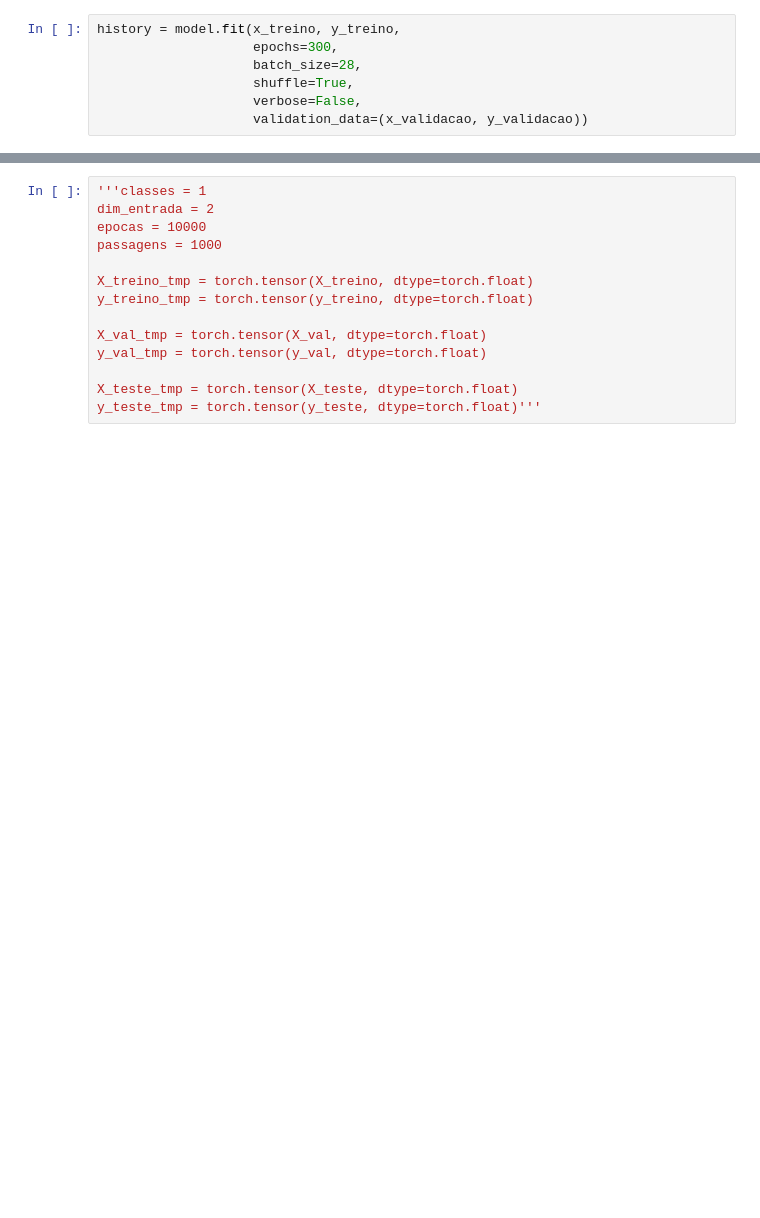
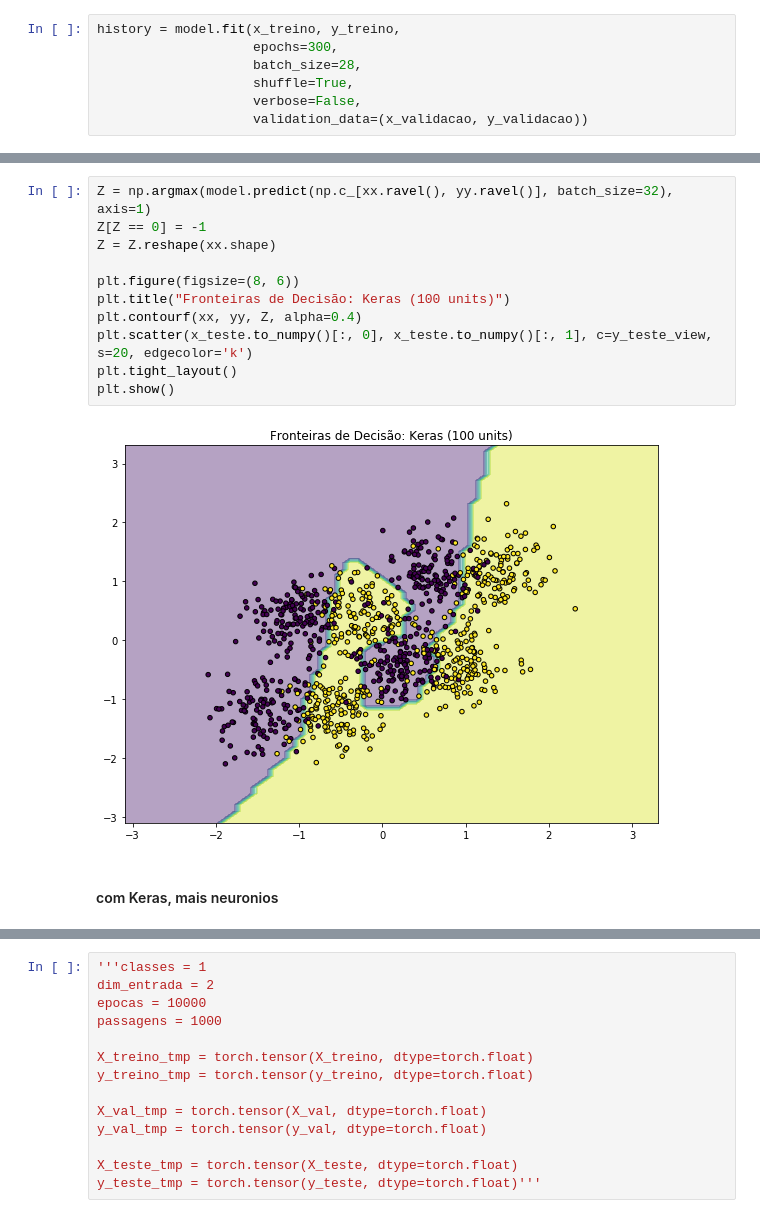
Before and after one commit to jimitogni/ia006, a Jupyter notebook: efc3/EFC3.ipynb, the cells around one changed output, grey strips where cells are left out. Drawn from its saved outputs; the diff is of its cells as text; blank space fills up the shorter version.

```diff
--- a/efc3/EFC3.ipynb
+++ b/efc3/EFC3.ipynb
@@ -474,3 +504,18 @@ Classification report:
 weighted avg       0.88      0.88      0.88      1000
 (1.5, -0.5)
 [figure]
+# %%
+Z = np.argmax(model.predict(np.c_[xx.ravel(), yy.ravel()], batch_size=32), axis=1)
+Z[Z == 0] = -1
+Z = Z.reshape(xx.shape)
+
+plt.figure(figsize=(8, 6))
+plt.title("Fronteiras de Decisão: Keras (100 units)")
+plt.contourf(xx, yy, Z, alpha=0.4)
+plt.scatter(x_teste.to_numpy()[:, 0], x_teste.to_numpy()[:, 1], c=y_teste_view, s=20, edgecolor='k')
+plt.tight_layout()
+plt.show()
+# %% [output]
+[figure, added]
+# %% [markdown]
+#### com Keras, mais neuronios
```
Also changed, not shown: parts of 37 cells of this notebook.
